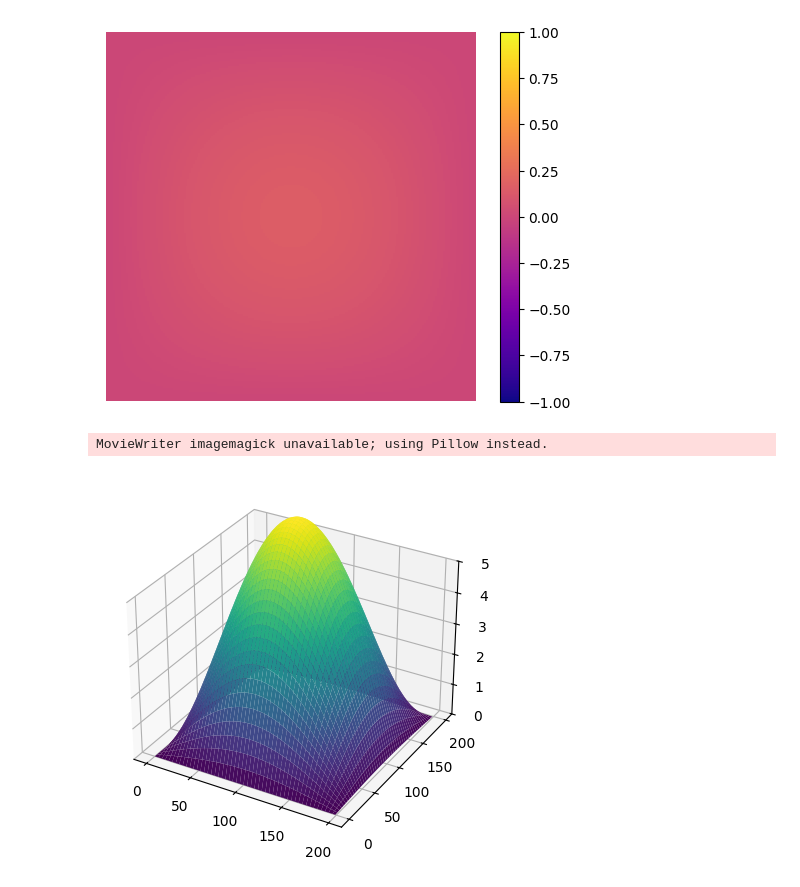
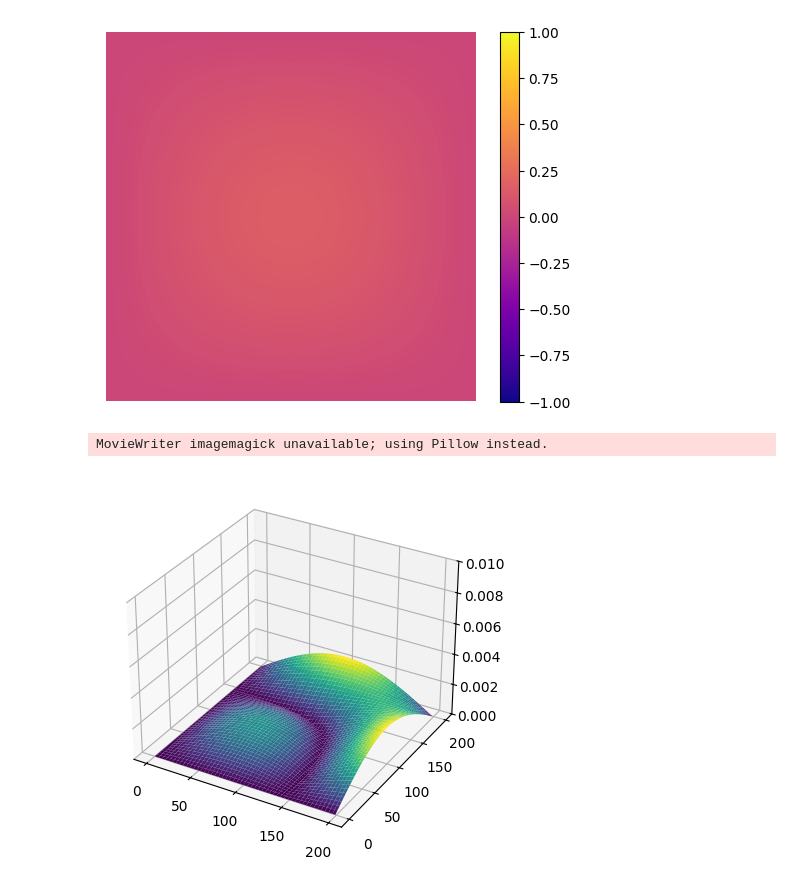
Before and after one commit to guyder0/num_methods-coursework, a Jupyter notebook: FinalCodeBackwardEuler.ipynb, the cells around one changed output. Saved outputs shown, nothing was run; the diff lists cells and outputs as text; code cells hidden in the pictures.

```diff
--- a/FinalCodeBackwardEuler.ipynb
+++ b/FinalCodeBackwardEuler.ipynb
@@ -108,32 +108,32 @@ create_R()
 # %%
 import numpy as np
 import matplotlib.pyplot as plt
 from mpl_toolkits.mplot3d import Axes3D
 from matplotlib.animation import FuncAnimation
 
 x = np.arange(field_size)
 y = np.arange(field_size)
 x, y = np.meshgrid(x, y)
 
 fig = plt.figure()
 ax = fig.add_subplot(111, projection='3d')
 ax.set_zlim(0, 5)
 
 # Начальное значение поверхности
 z = R[:, :, 0]
 surf = ax.plot_surface(x, y, z, cmap='viridis')
 
 def update(frame):
     ax.clear()
-    ax.set_zlim(0, 5)
+    ax.set_zlim(0, 0.01)
     z = R[:, :, frame]
     surf = ax.plot_surface(x, y, z, cmap='viridis')
     return surf,
 
-ani = FuncAnimation(fig, update, frames=n_frames, blit=False)
+ani = FuncAnimation(fig, update, frames=frames, blit=False)
 ani.save("3d_animation.gif", writer='imagemagick', fps=15)
 plt.show()
 # %% [output]
 MovieWriter imagemagick unavailable; using Pillow instead.
-[figure, old version]
+[figure, new version]
 # %%
```
Also changed, not shown: parts of 3 cells of this notebook, 3 other files.
